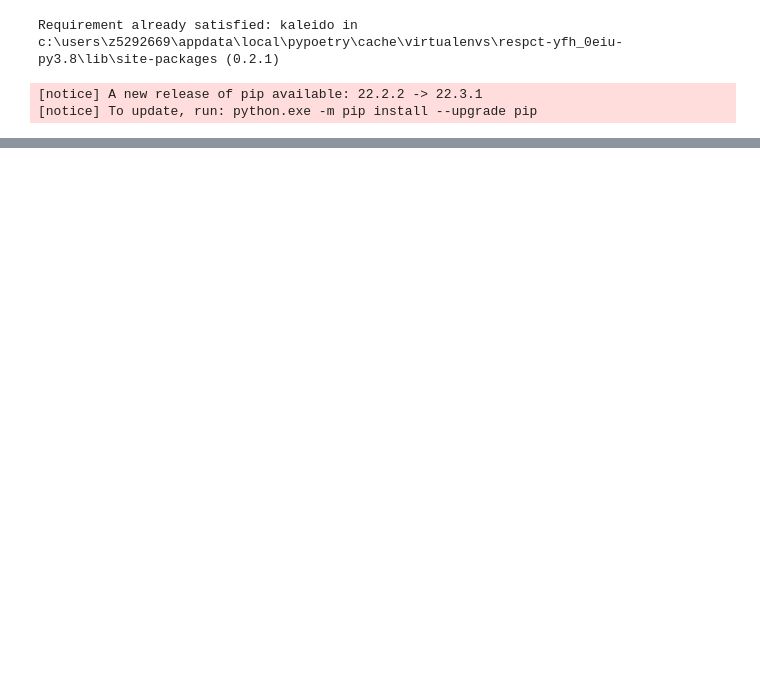
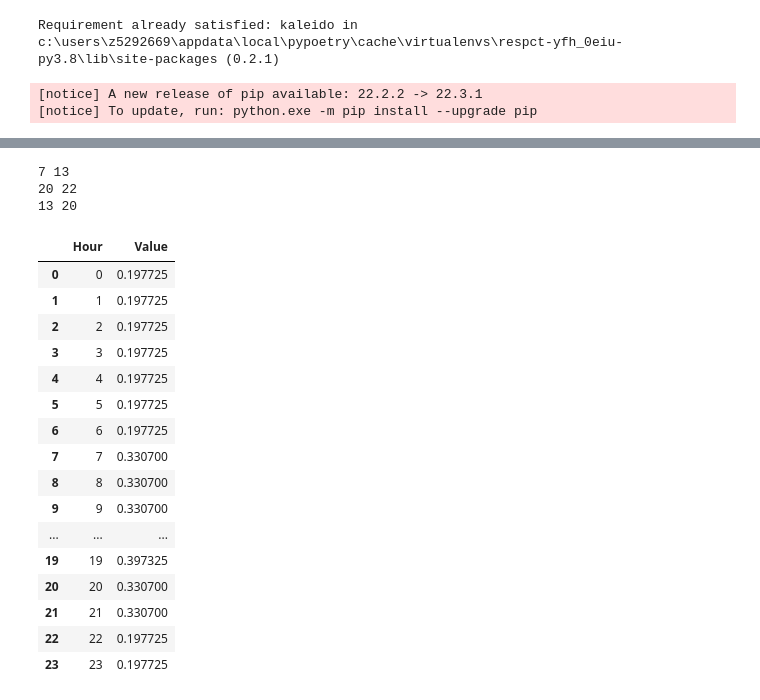
Before and after one commit to ShayanNaderi/PrecoolTool, a Jupyter notebook: testfeatures.ipynb, the cells around one changed output, grey strips where cells are left out. Cells and saved outputs as stored; diff of their text form; code cells hidden in the pictures; blank space fills up the shorter version.

```diff
--- a/testfeatures.ipynb
+++ b/testfeatures.ipynb
@@ -59,0 +190,37 @@ fig.show()
+# %%
+
+df["Value"] = off_peak_rate
+for key in shoulder_intervals.keys():
+    start = pd.to_datetime(shoulder_intervals[key][0]).hour
+    end = pd.to_datetime(shoulder_intervals[key][1]).hour
+    df.loc[(df["Hour"]<end)&(df["Hour"]>=start),"Value"] = shoulder_rate
+    print(start, end)
+for key in peak_intervals.keys():
+    start = pd.to_datetime(peak_intervals[key][0]).hour
+    end = pd.to_datetime(peak_intervals[key][1]).hour
+    df.loc[(df["Hour"]<end)&(df["Hour"]>=start),"Value"] = peak_rate
+    print(start, end)
+# %% [output]
+7 13
+20 22
+13 20
+# %%
+df
+# %% [output]
+|  | Hour | Value |
+| 0 | 0 | 0.197725 |
+| 1 | 1 | 0.197725 |
+| 2 | 2 | 0.197725 |
+| 3 | 3 | 0.197725 |
+| 4 | 4 | 0.197725 |
+| 5 | 5 | 0.197725 |
+| 6 | 6 | 0.197725 |
+| 7 | 7 | 0.330700 |
+| 8 | 8 | 0.330700 |
+| 9 | 9 | 0.330700 |
+| ... | ... | ... |
+| 19 | 19 | 0.397325 |
+| 20 | 20 | 0.330700 |
+| 21 | 21 | 0.330700 |
+| 22 | 22 | 0.197725 |
+| 23 | 23 | 0.197725 |
```
Also changed, not shown: parts of 8 cells of this notebook, 5 other files.
